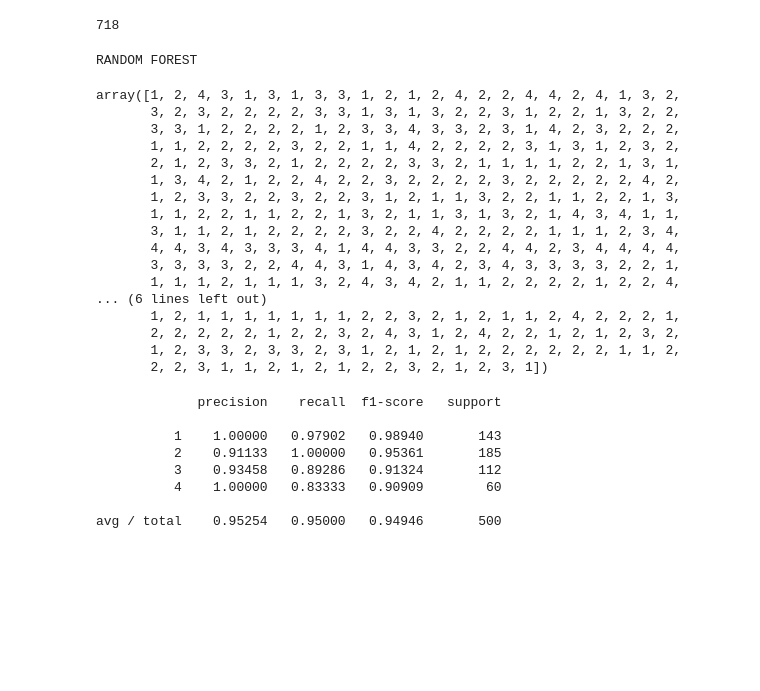
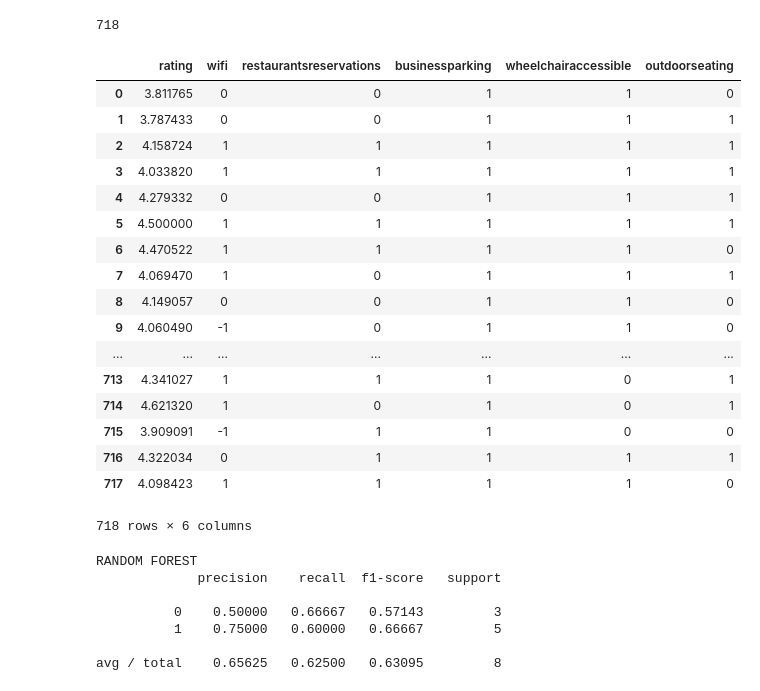
Before and after one commit to rdamkondwar/FoodReviewAnalytics, a Jupyter notebook: Stage-5/Stage-5.ipynb, the cells around one changed output. Saved outputs shown, nothing was run; the diff lists cells and outputs as text; code cells hidden in the pictures; blank space fills up the shorter version.

```diff
--- a/Stage-5/Stage-5.ipynb
+++ b/Stage-5/Stage-5.ipynb
@@ -8,7 +8,7 @@ from sklearn import linear_model
 import numpy as np
 import pandas as pd
 # %%
-infile = "/Users/rohitsd/Desktop/Stage-5/E.csv"
+infile = "/Users/rohitsd/Desktop/Stage-5/E2.csv"
 # %%
 df = pd.read_csv(infile)
 # %%
@@ -42,12 +43,40 @@ test_len = 218
 # %%
 #id_col = df.ix[:,0:1]
-x = df.iloc[:,[0,12,13,14,15,16,17]]
-y= df.ix[:,17]
+x = df.iloc[:,[8,11,12,13,14,15]]
+y= df.ix[:,16]
+# %%
+x
+# %% [output]
+|  | rating | wifi | restaurantsreservations | businessparking | wheelchairaccessible | outdoorseating |
+| 0 | 3.811765 | 0 | 0 | 1 | 1 | 0 |
+| 1 | 3.787433 | 0 | 0 | 1 | 1 | 1 |
+| 2 | 4.158724 | 1 | 1 | 1 | 1 | 1 |
+| 3 | 4.033820 | 1 | 1 | 1 | 1 | 1 |
+| 4 | 4.279332 | 0 | 0 | 1 | 1 | 1 |
+| 5 | 4.500000 | 1 | 1 | 1 | 1 | 1 |
+| 6 | 4.470522 | 1 | 1 | 1 | 1 | 0 |
+| 7 | 4.069470 | 1 | 0 | 1 | 1 | 1 |
+| 8 | 4.149057 | 0 | 0 | 1 | 1 | 0 |
+| 9 | 4.060490 | -1 | 0 | 1 | 1 | 0 |
+| ... | ... | ... | ... | ... | ... | ... |
+| 713 | 4.341027 | 1 | 1 | 1 | 0 | 1 |
+| 714 | 4.621320 | 1 | 0 | 1 | 0 | 1 |
+| 715 | 3.909091 | -1 | 1 | 1 | 0 | 0 |
+| 716 | 4.322034 | 0 | 1 | 1 | 1 | 1 |
+| 717 | 4.098423 | 1 | 1 | 1 | 1 | 0 |
+718 rows × 6 columns
 # %%
 print "RANDOM FOREST"
-clssf1 = RandomForestClassifier(n_estimators=10)
-#clssf1 = LinearRegression()
-clssf1.fit(x[train_len:], y[train_len:])
-predicted1 = clssf1.predict(x[:train_len])
+clssf1 = RandomForestClassifier(n_estimators=30)
+clssf1.fit(x[:train_len], y[:train_len])
+predicted1 = clssf1.predict(x[train_len+tune_len:])
+expected1=y[train_len+tune_len:]
+print(metrics.classification_report(expected1, predicted1,digits=5))
 # %% [output]
 RANDOM FOREST
+             precision    recall  f1-score   support
+
+          0    0.50000   0.66667   0.57143         3
+          1    0.75000   0.60000   0.66667         5
+
+avg / total    0.65625   0.62500   0.63095         8
@@ -56,31 +82,0 @@ expected=y[:train_len]
-# %%
-predicted1
-# %% [output]
-array([1, 2, 4, 3, 1, 3, 1, 3, 3, 1, 2, 1, 2, 4, 2, 2, 4, 4, 2, 4, 1, 3, 2,
-       3, 2, 3, 2, 2, 2, 2, 3, 3, 1, 3, 1, 3, 2, 2, 3, 1, 2, 2, 1, 3, 2, 2,
-       3, 3, 1, 2, 2, 2, 2, 1, 2, 3, 3, 4, 3, 3, 2, 3, 1, 4, 2, 3, 2, 2, 2,
-       1, 1, 2, 2, 2, 2, 3, 2, 2, 1, 1, 4, 2, 2, 2, 2, 3, 1, 3, 1, 2, 3, 2,
-       2, 1, 2, 3, 3, 2, 1, 2, 2, 2, 2, 3, 3, 2, 1, 1, 1, 1, 2, 2, 1, 3, 1,
-       1, 3, 4, 2, 1, 2, 2, 4, 2, 2, 3, 2, 2, 2, 2, 3, 2, 2, 2, 2, 2, 4, 2,
-       1, 2, 3, 3, 2, 2, 3, 2, 2, 3, 1, 2, 1, 1, 3, 2, 2, 1, 1, 2, 2, 1, 3,
-       1, 1, 2, 2, 1, 1, 2, 2, 1, 3, 2, 1, 1, 3, 1, 3, 2, 1, 4, 3, 4, 1, 1,
-       3, 1, 1, 2, 1, 2, 2, 2, 2, 3, 2, 2, 4, 2, 2, 2, 2, 1, 1, 1, 2, 3, 4,
-       4, 4, 3, 4, 3, 3, 3, 4, 1, 4, 4, 3, 3, 2, 2, 4, 4, 2, 3, 4, 4, 4, 4,
-       3, 3, 3, 3, 2, 2, 4, 4, 3, 1, 4, 3, 4, 2, 3, 4, 3, 3, 3, 3, 2, 2, 1,
-       1, 1, 1, 2, 1, 1, 1, 3, 2, 4, 3, 4, 2, 1, 1, 2, 2, 2, 2, 1, 2, 2, 4,
-... (6 lines left out)
-       1, 2, 1, 1, 1, 1, 1, 1, 1, 2, 2, 3, 2, 1, 2, 1, 1, 2, 4, 2, 2, 2, 1,
-       2, 2, 2, 2, 2, 1, 2, 2, 3, 2, 4, 3, 1, 2, 4, 2, 2, 1, 2, 1, 2, 3, 2,
-       1, 2, 3, 3, 2, 3, 3, 2, 3, 1, 2, 1, 2, 1, 2, 2, 2, 2, 2, 2, 1, 1, 2,
-       2, 2, 3, 1, 1, 2, 1, 2, 1, 2, 2, 3, 2, 1, 2, 3, 1])
-# %%
-print(metrics.classification_report(expected, predicted1,digits=5))
-# %% [output]
-             precision    recall  f1-score   support
-
-          1    1.00000   0.97902   0.98940       143
-          2    0.91133   1.00000   0.95361       185
-          3    0.93458   0.89286   0.91324       112
-          4    1.00000   0.83333   0.90909        60
-
-avg / total    0.95254   0.95000   0.94946       500
```
Also changed, not shown: parts of 9 cells of this notebook, 1 other file.
